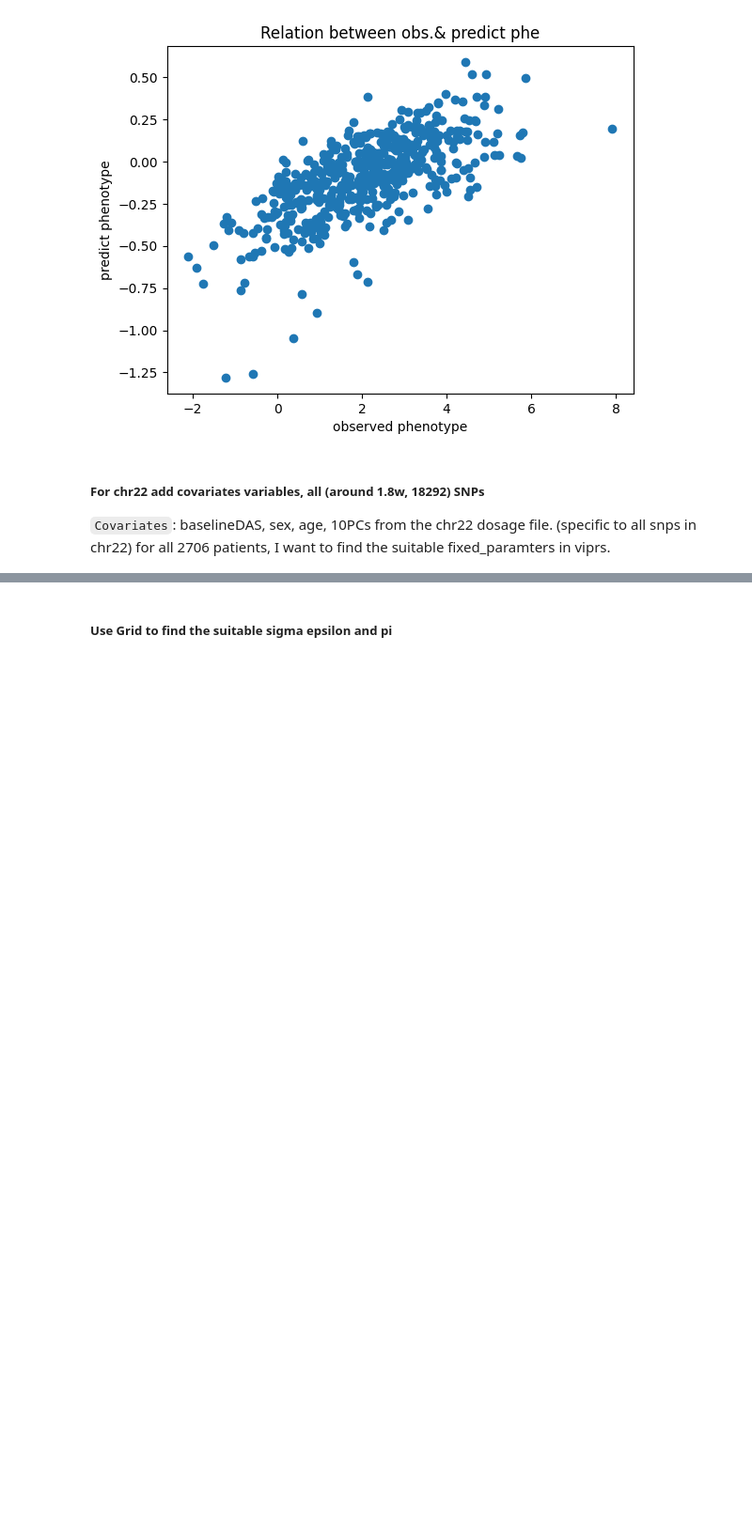
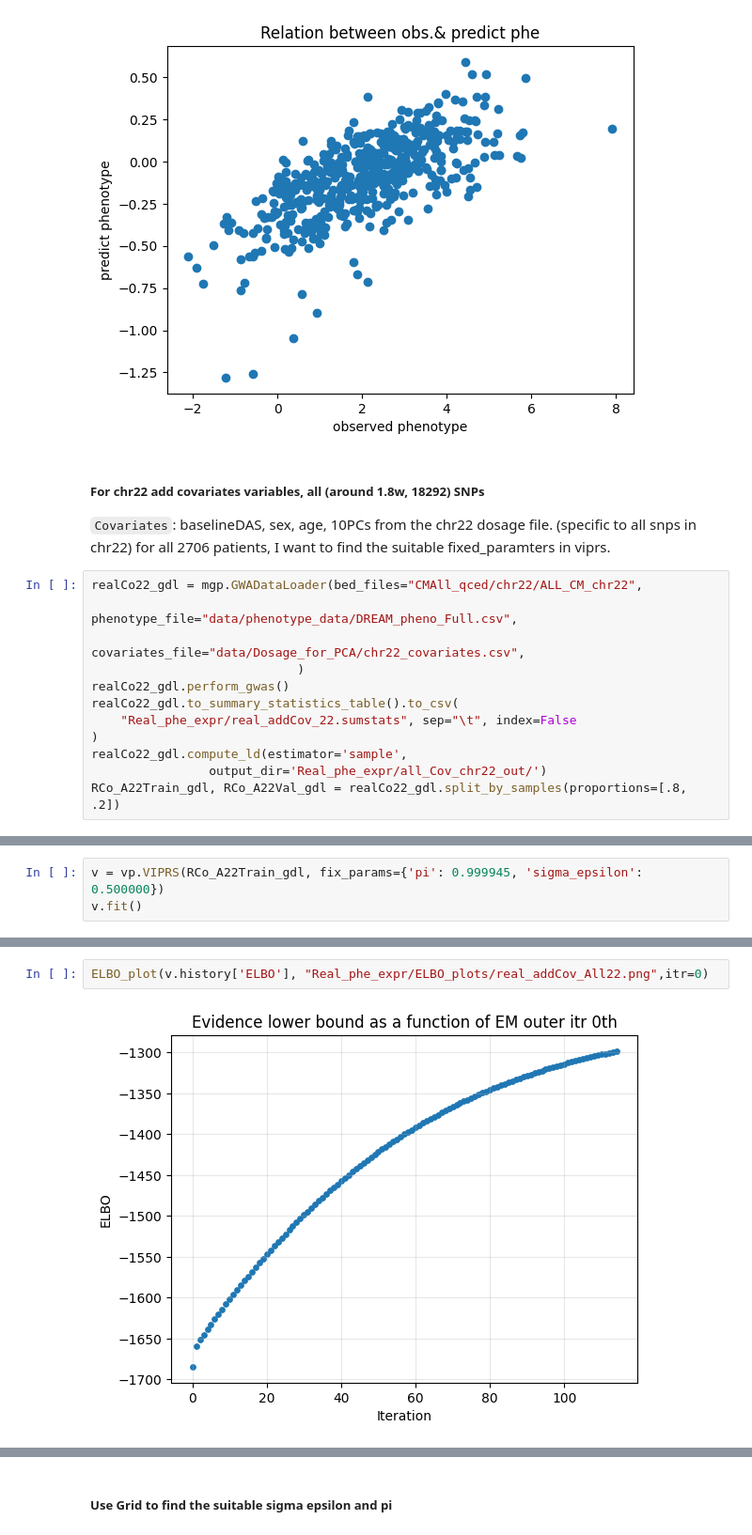
Before and after one commit to Yiqing-Zhu2000/RA_Project, a Jupyter notebook: Real_phe_expr.ipynb, the cells around one changed output, grey strips where cells are left out. Shown at 94% size. Drawn from its saved outputs; the diff is of its cells as text; blank space fills up the shorter version.

Commit message:
add cov to real data.

```diff
--- a/Real_phe_expr.ipynb
+++ b/Real_phe_expr.ipynb
@@ -217,3 +217,15 @@ plot_obs_vs_pred(realA22Val_gdl.sample_table.phenotype, pred)
 <code>Covariates</code>: baselineDAS, sex, age, 10PCs from the chr22 dosage file. (specific to all snps in chr22)
 for all 2706 patients,
 I want to find the suitable fixed_paramters in viprs.
+# %%
+realCo22_gdl = mgp.GWADataLoader(bed_files="CMAll_qced/chr22/ALL_CM_chr22",
+                            phenotype_file="data/phenotype_data/DREAM_pheno_Full.csv",
+                            covariates_file="data/Dosage_for_PCA/chr22_covariates.csv",
+                            )
+realCo22_gdl.perform_gwas()
+realCo22_gdl.to_summary_statistics_table().to_csv(
+    "Real_phe_expr/real_addCov_22.sumstats", sep="\t", index=False
+)
+realCo22_gdl.compute_ld(estimator='sample',
+                output_dir='Real_phe_expr/all_Cov_chr22_out/')
+RCo_A22Train_gdl, RCo_A22Val_gdl = realCo22_gdl.split_by_samples(proportions=[.8, .2])
@@ -219,0 +244,3 @@ I want to find the suitable fixed_paramters in viprs.
+# %%
+v = vp.VIPRS(RCo_A22Train_gdl, fix_params={'pi': 0.999945, 'sigma_epsilon': 0.500000})
+v.fit()
@@ -219,0 +257,4 @@ I want to find the suitable fixed_paramters in viprs.
+# %%
+ELBO_plot(v.history['ELBO'], "Real_phe_expr/ELBO_plots/real_addCov_All22.png",itr=0)
+# %% [output]
+[figure, added]
```
Also changed, not shown: parts of 5 cells of this notebook.
